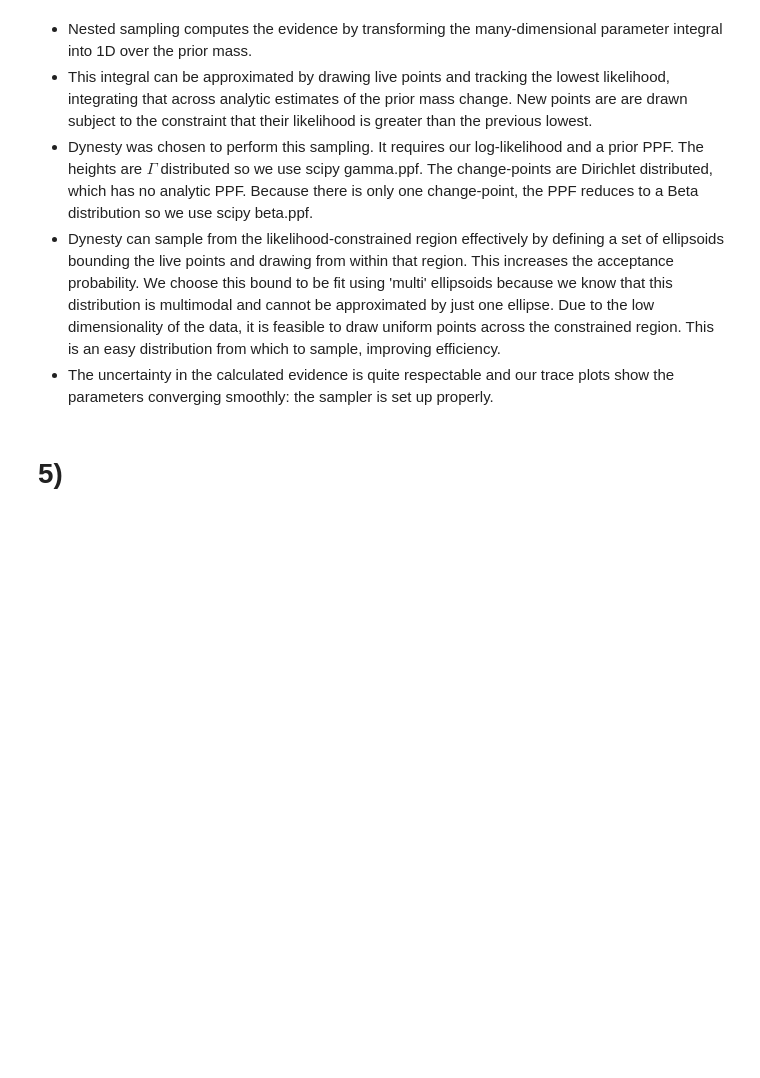
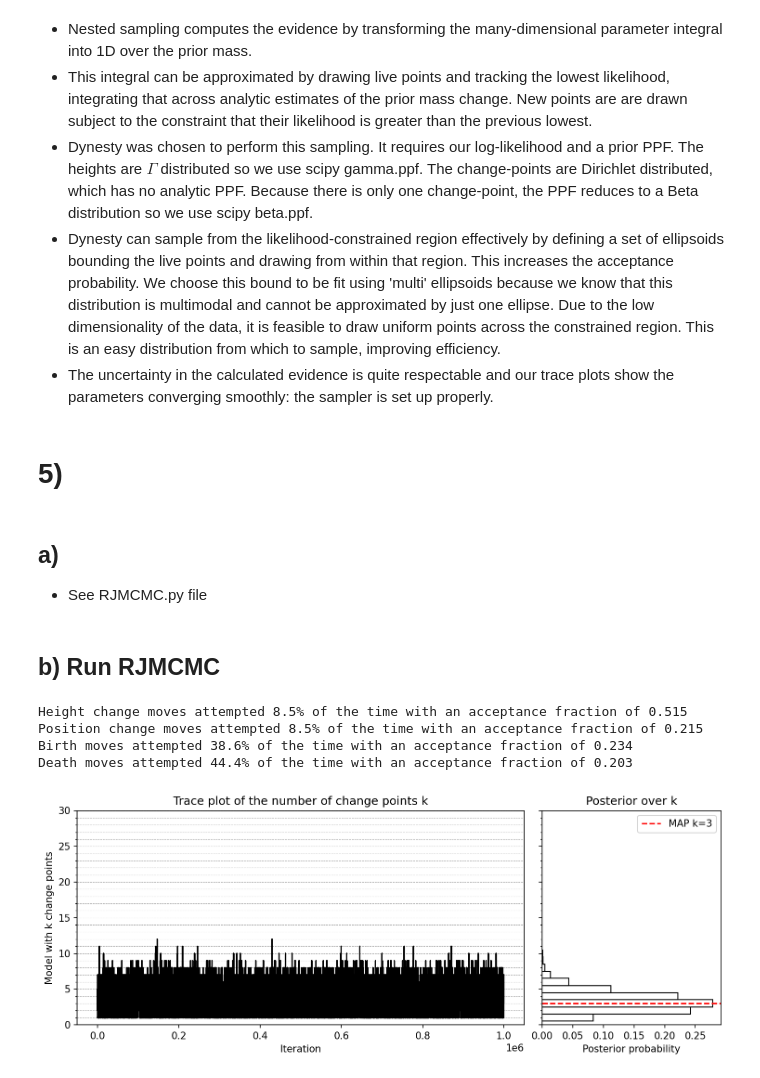
Before and after one commit to JoeyWee1/S2_Coal_Mining_Bayesian_Stats, a Jupyter notebook: S2CW.ipynb, the cells around one changed output. Cells and saved outputs as stored; diff of their text form; code cells hidden in the pictures; blank space fills up the shorter version.

Commit message:
plotting for q5b moved to helper

```diff
--- a/S2CW.ipynb
+++ b/S2CW.ipynb
@@ -305,3 +302,24 @@ Posterior ratio (M1/M0): 2.48e+15 +/- 9.57e+14
 - The uncertainty in the calculated evidence is quite respectable and our trace plots show the parameters converging smoothly: the sampler is set up properly.
 # %% [markdown]
 # 5)
+# %% [markdown]
+## a)
+- See RJMCMC.py file
+# %% [markdown]
+## b) Run RJMCMC
+# %%
+from RJMCMC import RJMCMC
+intervals = data
+rjmcmc = RJMCMC(intervals=intervals)
+rjmcmc.run_mcmc(num_iter = 1000000)
+# %% [output]
+Height change moves attempted 8.5% of the time with an acceptance fraction of 0.515
+Position change moves attempted 8.5% of the time with an acceptance fraction of 0.215
+Birth moves attempted 38.6% of the time with an acceptance fraction of 0.234
+Death moves attempted 44.4% of the time with an acceptance fraction of 0.203
+# %%
+from helpers.q5 import k_post_trace
+
+k_map = k_post_trace(rjmcmc)
+# %% [output]
+[figure, added]
```
Also changed, not shown: parts of 2 cells of this notebook, 1 other file.
